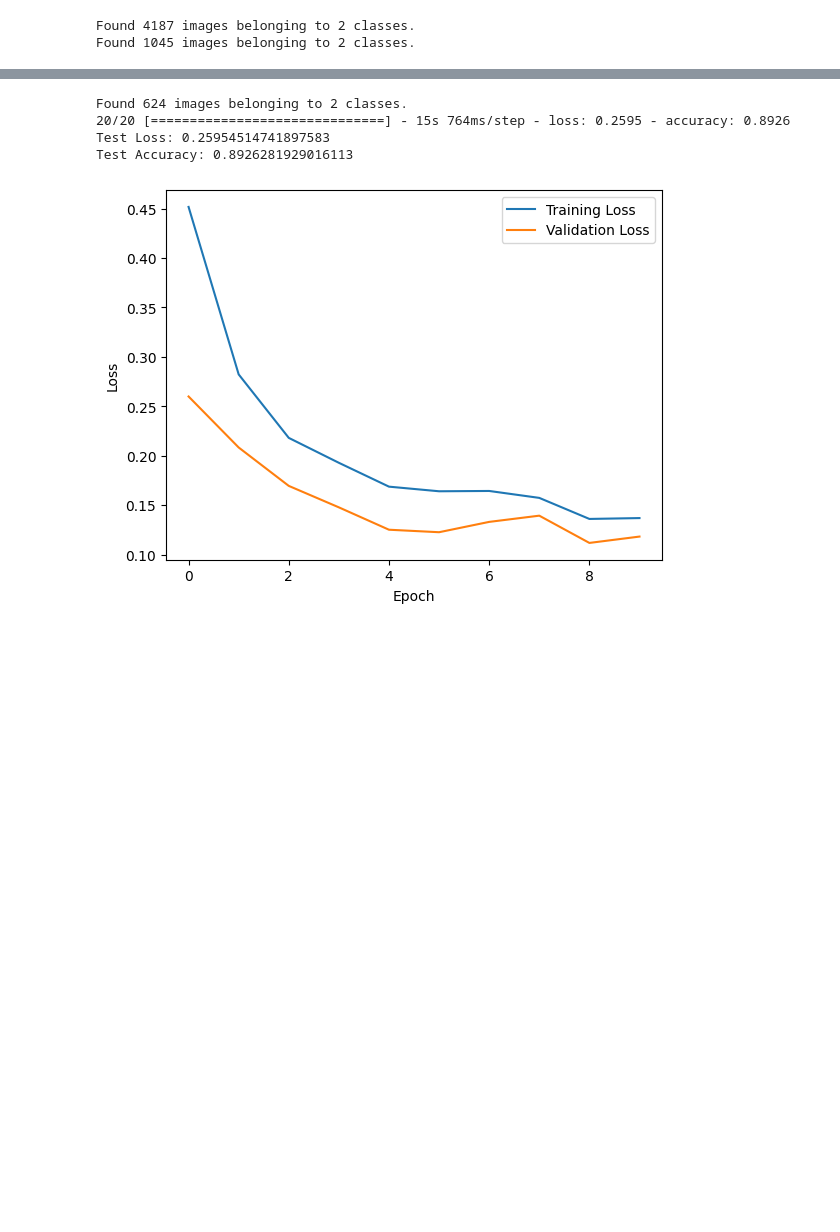
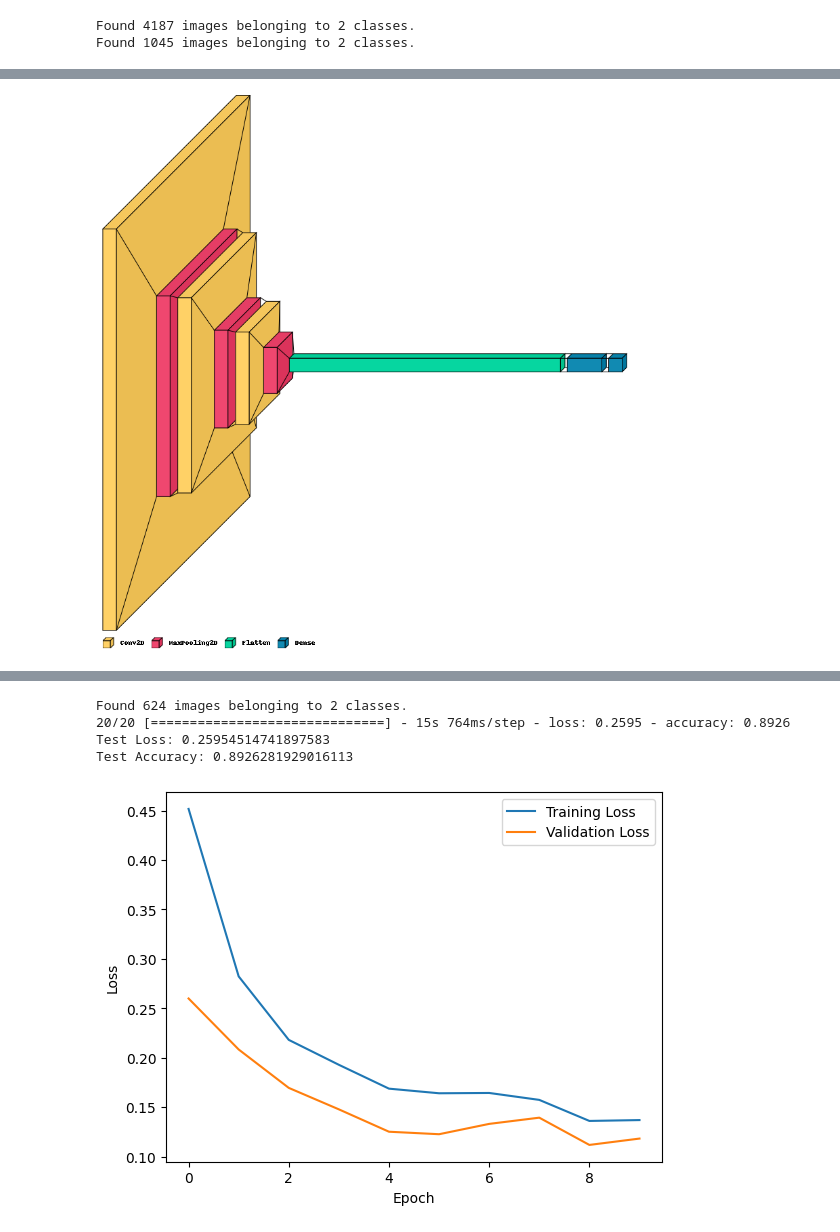
Before and after one commit to HeshanNavindu-7/Pneumonia-Detection, a Jupyter notebook: pneumonia_detection.ipynb, the cells around one changed output, grey strips where cells are left out. Saved outputs shown, nothing was run; the diff lists cells and outputs as text; code cells hidden in the pictures; blank space fills up the shorter version.

```diff
--- a/pneumonia_detection.ipynb
+++ b/pneumonia_detection.ipynb
@@ -191,0 +208,5 @@ Epoch 10/10
+# %%
+import visualkeras
+visualkeras.layered_view(model, legend=True)
+# %% [output]
+[figure, added]
```
Also changed, not shown: parts of 10 cells of this notebook.
